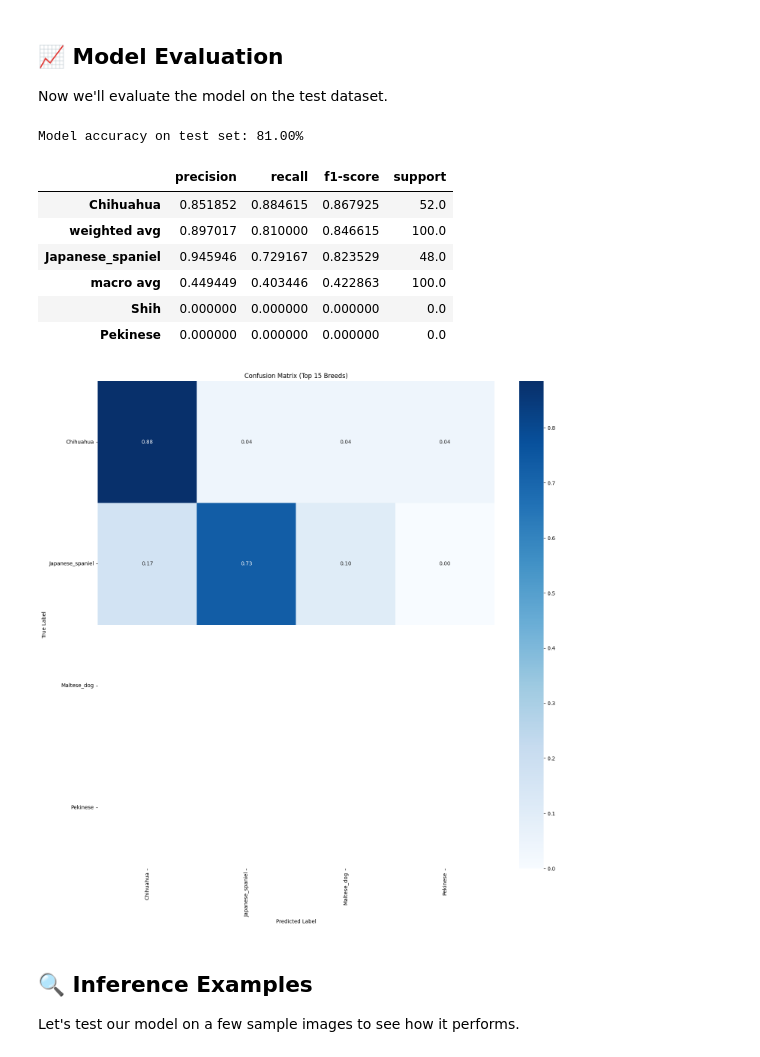
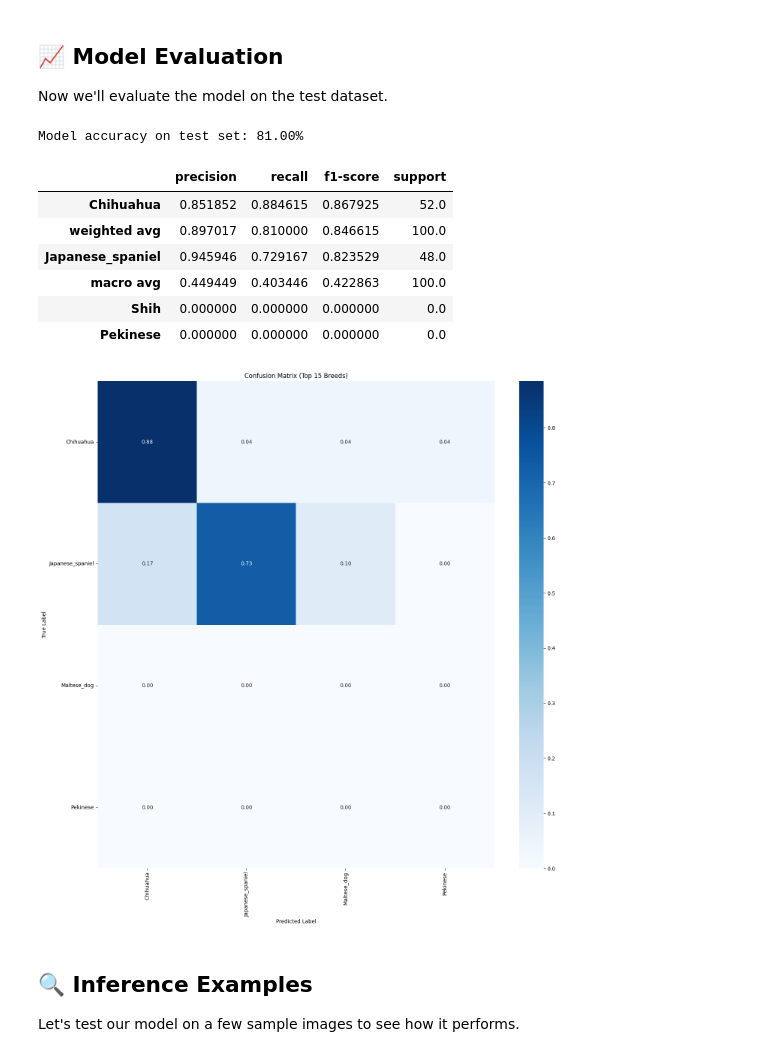
Before and after one commit to mm-camelcase/detectodog, a Jupyter notebook: detectodog.ipynb, the cells around one changed output. Drawn from its saved outputs; the diff is of its cells as text; code cells hidden in the pictures.

```diff
--- a/detectodog.ipynb
+++ b/detectodog.ipynb
@@ -1438,7 +1503,8 @@ def generate_classification_report(true_labels, predictions, breed_labels):
     report = classification_report(true_labels, predictions,
                                   labels=labels,  # Explicitly specify the labels
                                   target_names=formatted_breeds,
-                                  output_dict=True)
+                                  output_dict=True,
+                                  zero_division=0)
 
     # Convert to DataFrame
     df = pd.DataFrame(report).transpose()
@@ -1473,12 +1539,17 @@ def visualize_confusion_matrix(true_labels, predictions, breed_labels, top_n=20,
     breed_counts = np.sum(cm, axis=1)
     top_indices = np.argsort(-breed_counts)[:top_n]
 
+
     # Extract submatrix for top breeds
     cm_subset = cm[top_indices, :][:, top_indices]
     breed_subset = [formatted_breeds[i] for i in top_indices]
 
-    # Normalize
-    cm_norm = cm_subset.astype('float') / cm_subset.sum(axis=1)[:, np.newaxis]
+    # Normalize safely to avoid division by zero
+    row_sums = cm_subset.sum(axis=1, keepdims=True)
+    row_sums[row_sums == 0] = 1  # Prevent divide-by-zero
+    cm_norm = cm_subset.astype('float') / row_sums
+
+
 
     # Plot
     plt.figure(figsize=figsize)
@@ -1487,34 +1558,34 @@ def visualize_confusion_matrix(true_labels, predictions, breed_labels, top_n=20,
     plt.title(f'Confusion Matrix (Top {top_n} Breeds)')
     plt.ylabel('True Label')
     plt.xlabel('Predicted Label')
     plt.xticks(rotation=90)
     plt.yticks(rotation=0)
     plt.tight_layout()
     plt.show()
 
 # Get predictions
 true_labels, predictions, probabilities = get_predictions(model, test_loader, config.device)
 
 # Calculate accuracy
 accuracy = np.mean(true_labels == predictions) * 100
 print(f"Model accuracy on test set: {accuracy:.2f}%")
 
 # Generate classification report
 report_df = generate_classification_report(true_labels, predictions, breed_labels)
 display(report_df.head(10))  # Show top 10 breeds
 
 # Visualize confusion matrix
 visualize_confusion_matrix(true_labels, predictions, breed_labels, top_n=15)
 # %% [output]
 Model accuracy on test set: 81.00%
 |  | precision | recall | f1-score | support |
 | Chihuahua | 0.851852 | 0.884615 | 0.867925 | 52.0 |
 | weighted avg | 0.897017 | 0.810000 | 0.846615 | 100.0 |
 | Japanese_spaniel | 0.945946 | 0.729167 | 0.823529 | 48.0 |
 | macro avg | 0.449449 | 0.403446 | 0.422863 | 100.0 |
 | Shih | 0.000000 | 0.000000 | 0.000000 | 0.0 |
 | Pekinese | 0.000000 | 0.000000 | 0.000000 | 0.0 |
-[figure, old version]
+[figure, new version]
 # %% [markdown]
 ## 🔍 Inference Examples
 
```
Also changed, not shown: parts of 7 cells of this notebook, 2 other files.
